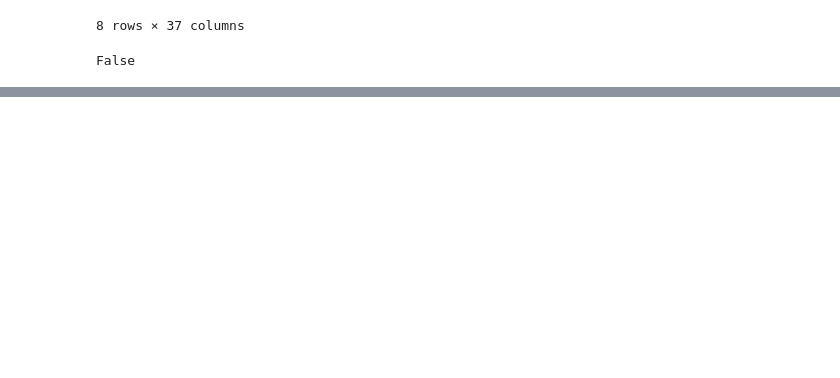
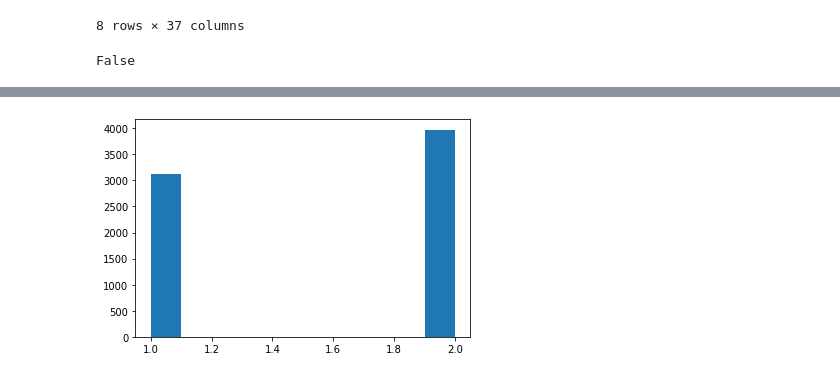
Before and after one commit to pulengmoru/mobile_money, a Jupyter notebook: mobile money.ipynb, the cells around one changed output, grey strips where cells are left out. Cells and saved outputs as stored; diff of their text form; code cells hidden in the pictures; blank space fills up the shorter version.

Commit message:
mobile_addition

```diff
--- a/mobile money.ipynb
+++ b/mobile money.ipynb
@@ -77,0 +88,9 @@ sns.countplot(cash_outlet.Q6)
+# %%
+
+Q2 = cash_outlet.Q2
+mobile_money_classification = cash_outlet.mobile_money_classification
+
+plt.hist(Q2)
+plt.show()
+# %% [output]
+[figure, added]
```
Also changed, not shown: parts of 8 cells of this notebook, 1 other file.
